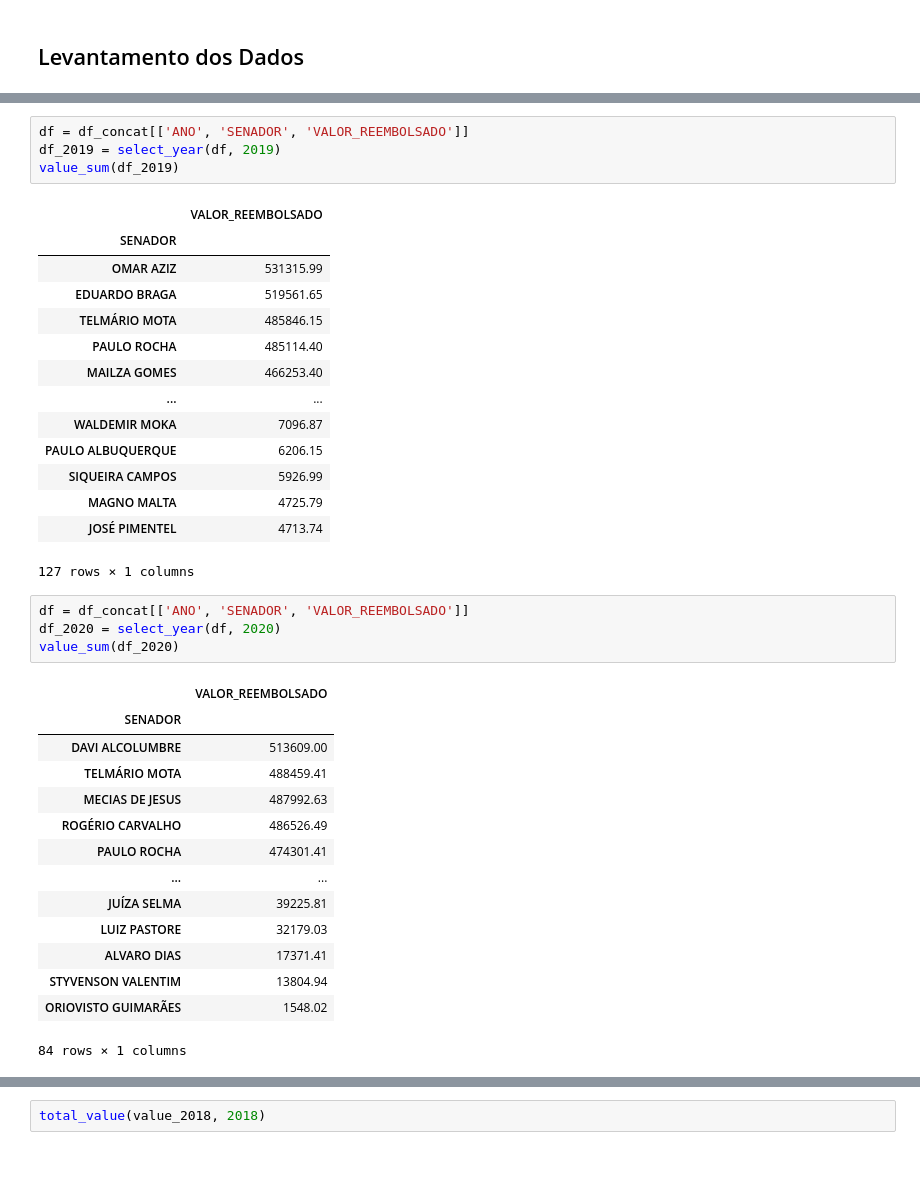
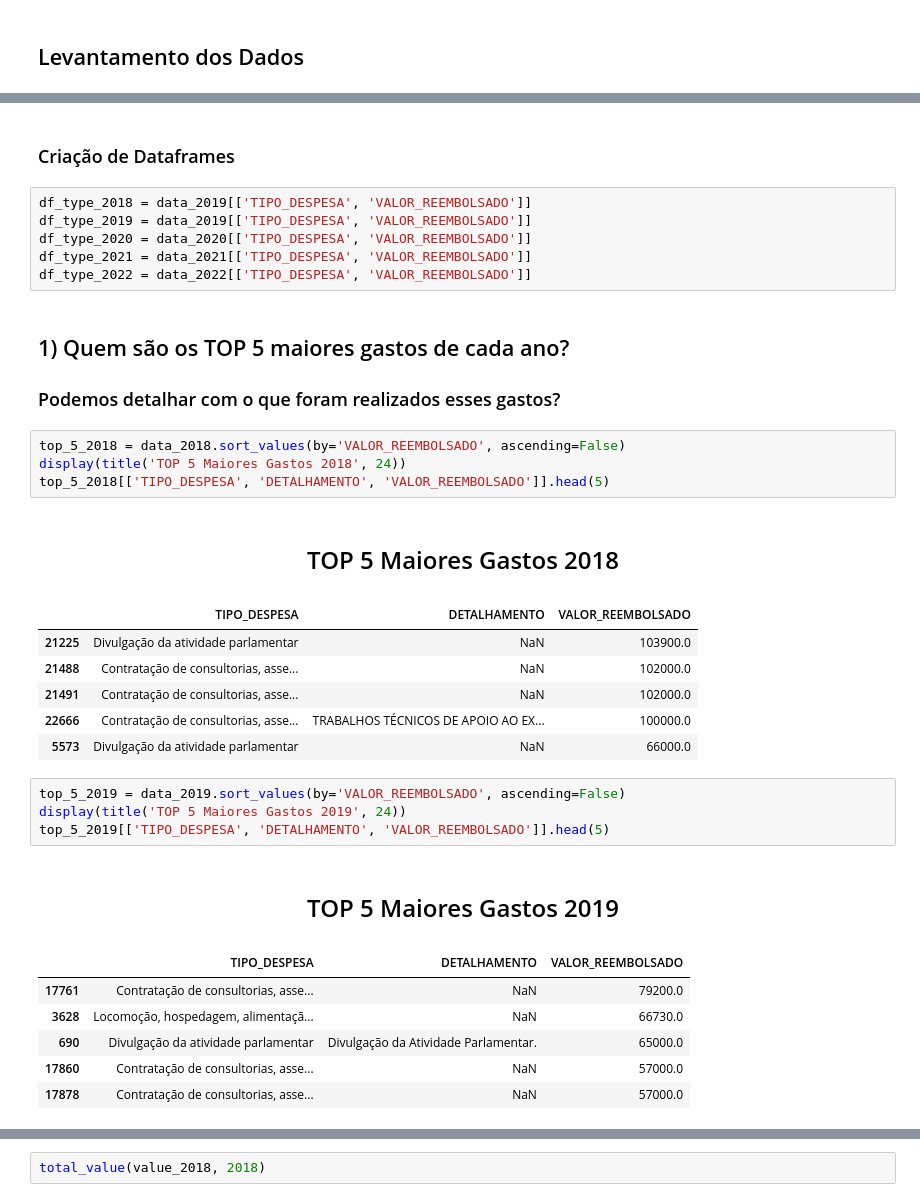
Before and after one commit to liliansom/CEAPS, a Jupyter notebook: CEAPS.ipynb, the cells around one changed output, grey strips where cells are left out. Drawn from its saved outputs; the diff is of its cells as text; blank space fills up the shorter version.

```diff
--- a/CEAPS.ipynb
+++ b/CEAPS.ipynb
@@ -584,38 +421,36 @@ value_sum(df)
-# %%
-df = df_concat[['ANO', 'SENADOR', 'VALOR_REEMBOLSADO']]
-df_2019 = select_year(df, 2019)
-value_sum(df_2019)
-# %% [output]
-|  | VALOR_REEMBOLSADO |
-| SENADOR |  |
-| OMAR AZIZ | 531315.99 |
-| EDUARDO BRAGA | 519561.65 |
-| TELMÁRIO MOTA | 485846.15 |
-| PAULO ROCHA | 485114.40 |
-| MAILZA GOMES | 466253.40 |
-| ... | ... |
-| WALDEMIR MOKA | 7096.87 |
-| PAULO ALBUQUERQUE | 6206.15 |
-| SIQUEIRA CAMPOS | 5926.99 |
-| MAGNO MALTA | 4725.79 |
-| JOSÉ PIMENTEL | 4713.74 |
-127 rows × 1 columns
-# %%
-df = df_concat[['ANO', 'SENADOR', 'VALOR_REEMBOLSADO']]
-df_2020 = select_year(df, 2020)
-value_sum(df_2020)
-# %% [output]
-|  | VALOR_REEMBOLSADO |
-| SENADOR |  |
-| DAVI ALCOLUMBRE | 513609.00 |
-| TELMÁRIO MOTA | 488459.41 |
-| MECIAS DE JESUS | 487992.63 |
-| ROGÉRIO CARVALHO | 486526.49 |
-| PAULO ROCHA | 474301.41 |
-| ... | ... |
-| JUÍZA SELMA | 39225.81 |
-| LUIZ PASTORE | 32179.03 |
-| ALVARO DIAS | 17371.41 |
-| STYVENSON VALENTIM | 13804.94 |
-| ORIOVISTO GUIMARÃES | 1548.02 |
-84 rows × 1 columns
+# %% [markdown]
+### Criação de Dataframes
+# %%
+df_type_2018 = data_2019[['TIPO_DESPESA', 'VALOR_REEMBOLSADO']]
+df_type_2019 = data_2019[['TIPO_DESPESA', 'VALOR_REEMBOLSADO']]
+df_type_2020 = data_2020[['TIPO_DESPESA', 'VALOR_REEMBOLSADO']]
+df_type_2021 = data_2021[['TIPO_DESPESA', 'VALOR_REEMBOLSADO']]
+df_type_2022 = data_2022[['TIPO_DESPESA', 'VALOR_REEMBOLSADO']]
+# %% [markdown]
+## 1) Quem são os TOP 5 maiores gastos de cada ano?
+
+### Podemos detalhar com o que foram realizados esses gastos?
+# %%
+top_5_2018 = data_2018.sort_values(by='VALOR_REEMBOLSADO', ascending=False)
+display(title('TOP 5 Maiores Gastos 2018', 24))
+top_5_2018[['TIPO_DESPESA', 'DETALHAMENTO', 'VALOR_REEMBOLSADO']].head(5)
+# %% [output]
+<h1 style="font-size:24px; text-align:center;">TOP 5 Maiores Gastos 2018</h1>
+|  | TIPO_DESPESA | DETALHAMENTO | VALOR_REEMBOLSADO |
+| 21225 | Divulgação da atividade parlamentar | NaN | 103900.0 |
+| 21488 | Contratação de consultorias, asse... | NaN | 102000.0 |
+| 21491 | Contratação de consultorias, asse... | NaN | 102000.0 |
+| 22666 | Contratação de consultorias, asse... | TRABALHOS TÉCNICOS DE APOIO AO EX... | 100000.0 |
+| 5573 | Divulgação da atividade parlamentar | NaN | 66000.0 |
+# %%
+top_5_2019 = data_2019.sort_values(by='VALOR_REEMBOLSADO', ascending=False)
+display(title('TOP 5 Maiores Gastos 2019', 24))
+top_5_2019[['TIPO_DESPESA', 'DETALHAMENTO', 'VALOR_REEMBOLSADO']].head(5)
+# %% [output]
+<h1 style="font-size:24px; text-align:center;">TOP 5 Maiores Gastos 2019</h1>
+|  | TIPO_DESPESA | DETALHAMENTO | VALOR_REEMBOLSADO |
+| 17761 | Contratação de consultorias, asse... | NaN | 79200.0 |
+| 3628 | Locomoção, hospedagem, alimentaçã... | NaN | 66730.0 |
+| 690 | Divulgação da atividade parlamentar | Divulgação da Atividade Parlamentar. | 65000.0 |
+| 17860 | Contratação de consultorias, asse... | NaN | 57000.0 |
+| 17878 | Contratação de consultorias, asse... | NaN | 57000.0 |
```
Also changed, not shown: parts of 33 cells of this notebook.
